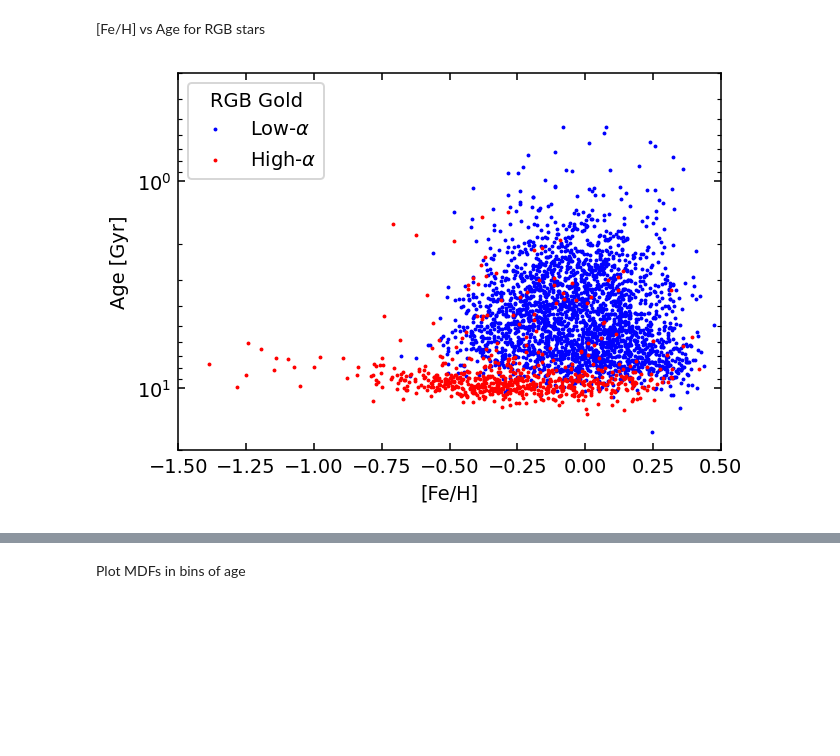
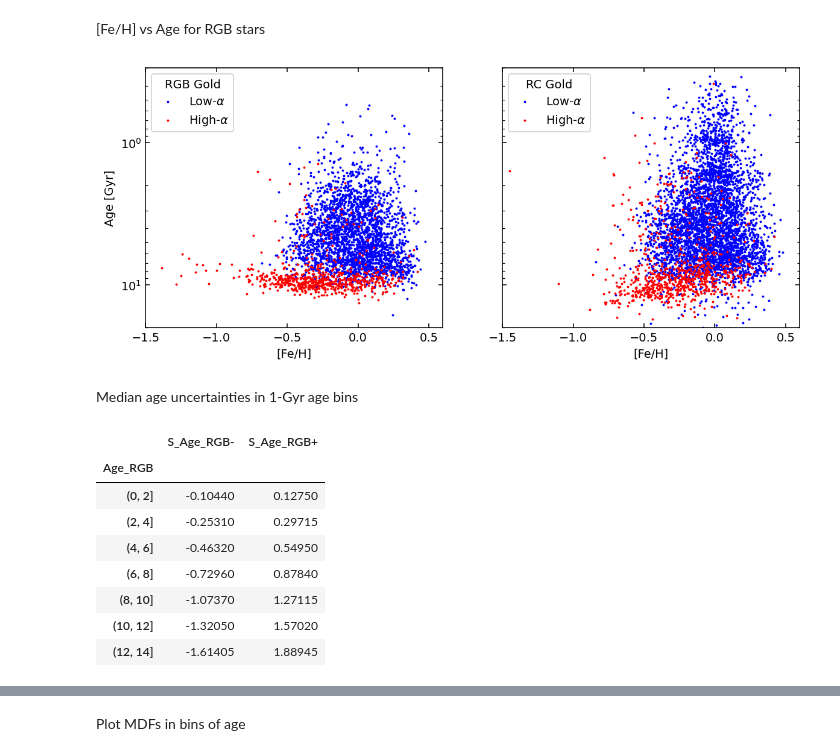
Before and after one commit to lodubay/abeona, a Jupyter notebook: src/scripts/apokasc3_amr.ipynb, the cells around one changed output, grey strips where cells are left out. Drawn from its saved outputs; the diff is of its cells as text; code cells hidden in the pictures; blank space fills up the shorter version.

Commit message:
add median age uncertainties

```diff
--- a/src/scripts/apokasc3_amr.ipynb
+++ b/src/scripts/apokasc3_amr.ipynb
@@ -151,15 +167,36 @@ plt.show()
 # %% [markdown]
 [Fe/H] vs Age for RGB stars
 # %%
-fig, ax = plt.subplots()
-ax.scatter(rgb_low_alpha['[Fe/H]'], rgb_low_alpha['Age_RGB'], s=1, c='b', label=r'Low-$\alpha$')
-ax.scatter(rgb_high_alpha['[Fe/H]'], rgb_high_alpha['Age_RGB'], s=1, c='r', label=r'High-$\alpha$')
-ax.set_xlim((-1.5, 0.5))
-ax.set_ylim((20, 0.3))
-ax.set_yscale('log')
-ax.set_xlabel('[Fe/H]')
-ax.set_ylabel('Age [Gyr]')
-ax.legend(title='RGB Gold')
+fig, axs = plt.subplots(1, 2, figsize=(10, 4), sharex=True, sharey=True)
+axs[0].scatter(rgb_low_alpha['[Fe/H]'], rgb_low_alpha['Age_RGB'], s=1, c='b', label=r'Low-$\alpha$')
+axs[0].scatter(rgb_high_alpha['[Fe/H]'], rgb_high_alpha['Age_RGB'], s=1, c='r', label=r'High-$\alpha$')
+axs[0].legend(title='RGB Gold')
+
+axs[1].scatter(rc_low_alpha['[Fe/H]'], rc_low_alpha['Age_RC/AGB'], s=1, c='b', label=r'Low-$\alpha$')
+axs[1].scatter(rc_high_alpha['[Fe/H]'], rc_high_alpha['Age_RC/AGB'], s=1, c='r', label=r'High-$\alpha$')
+axs[1].legend(title='RC Gold')
+
+axs[0].set_xlim((-1.5, 0.6))
+axs[0].set_ylim((20, 0.3))
+axs[0].set_yscale('log')
+axs[0].set_xlabel('[Fe/H]')
+axs[1].set_xlabel('[Fe/H]')
+axs[0].set_ylabel('Age [Gyr]')
 plt.show()
 # %% [output]
-[figure, old version]
+[figure, new version]
+# %% [markdown]
+Median age uncertainties in 1-Gyr age bins
+# %%
+rgb_age_errors = rgb_gold.groupby(pd.cut(rgb_gold['Age_RGB'], np.arange(0, 15, 2)), observed=True)[['S_Age_RGB-', 'S_Age_RGB+']].median()
+rgb_age_errors
+# %% [output]
+|  | S_Age_RGB- | S_Age_RGB+ |
+| Age_RGB |  |  |
+| (0, 2] | -0.10440 | 0.12750 |
+| (2, 4] | -0.25310 | 0.29715 |
+| (4, 6] | -0.46320 | 0.54950 |
+| (6, 8] | -0.72960 | 0.87840 |
+| (8, 10] | -1.07370 | 1.27115 |
+| (10, 12] | -1.32050 | 1.57020 |
+| (12, 14] | -1.61405 | 1.88945 |
```
Also changed, not shown: parts of 13 cells of this notebook.
